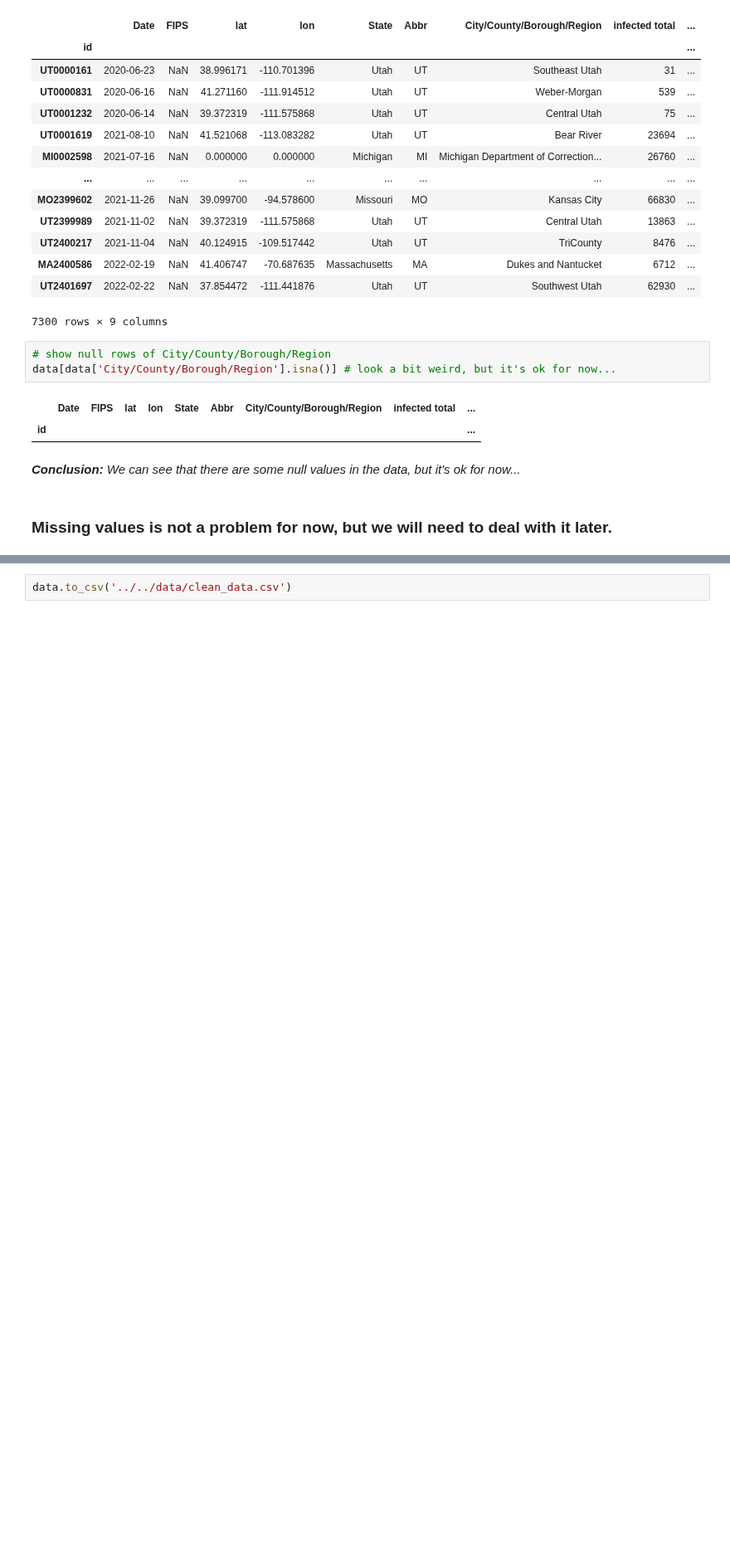
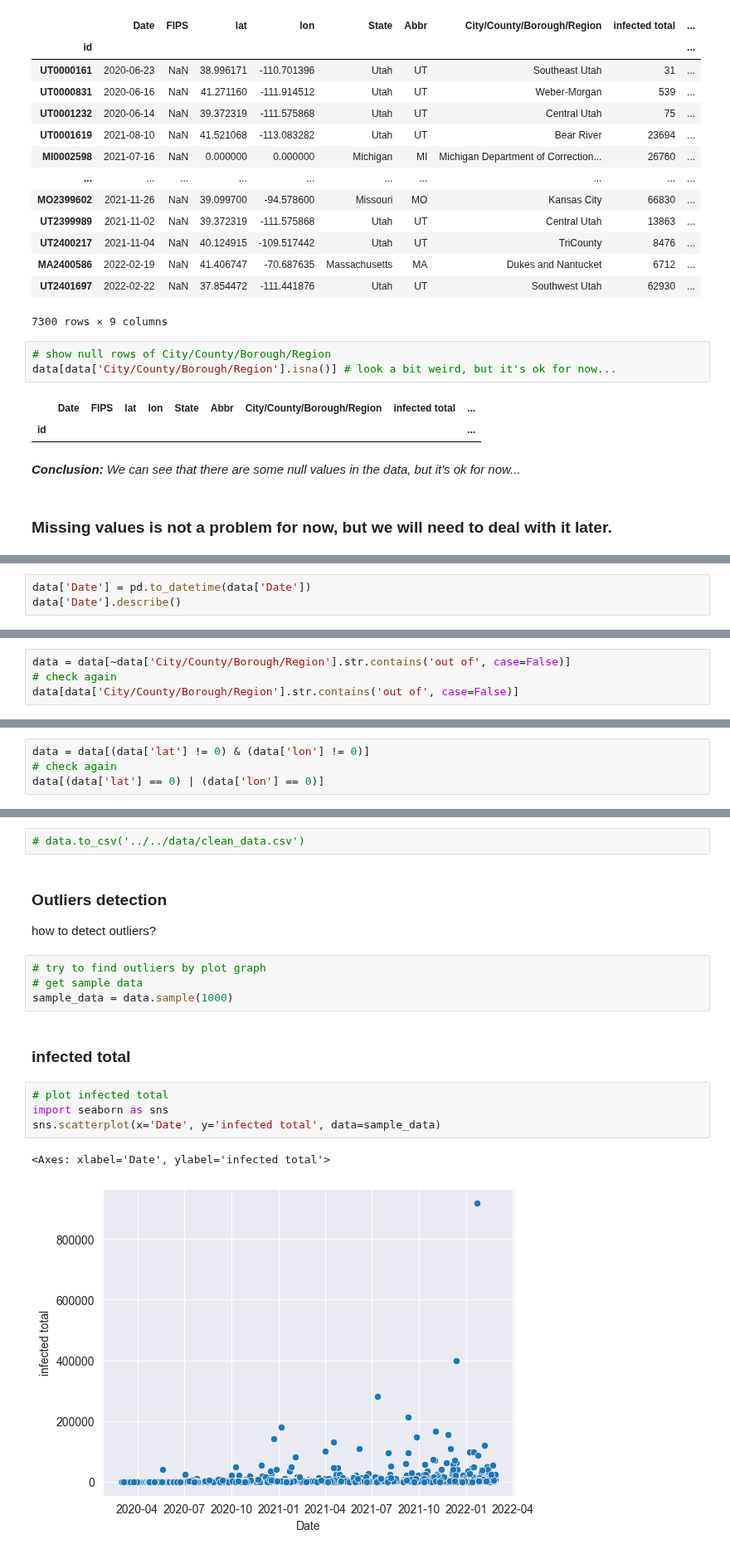
Before and after one commit to AppleBoiy/cs203-c19-analysis, a Jupyter notebook: code/B_preparation/missing_value.ipynb, the cells around one changed output, grey strips where cells are left out. Shown at 83% size. Cells and saved outputs as stored; diff of their text form; blank space fills up the shorter version.

Commit message:
outlier

```diff
--- a/code/B_preparation/missing_value.ipynb
+++ b/code/B_preparation/missing_value.ipynb
@@ -55,0 +58,3 @@ data[data['City/County/Borough/Region'].isna()] # look a bit weird, but it's ok
+# %%
+data['Date'] = pd.to_datetime(data['Date'])
+data['Date'].describe()
@@ -55,0 +92,4 @@ data[data['City/County/Borough/Region'].isna()] # look a bit weird, but it's ok
+# %%
+data = data[~data['City/County/Borough/Region'].str.contains('out of', case=False)]
+# check again
+data[data['City/County/Borough/Region'].str.contains('out of', case=False)]
@@ -55,0 +123,4 @@ data[data['City/County/Borough/Region'].isna()] # look a bit weird, but it's ok
+# %%
+data = data[(data['lat'] != 0) & (data['lon'] != 0)]
+# check again
+data[(data['lat'] == 0) | (data['lon'] == 0)]
@@ -56,2 +177,19 @@ data[data['City/County/Borough/Region'].isna()] # look a bit weird, but it's ok
 # %%
-data.to_csv('../../data/clean_data.csv')
+# data.to_csv('../../data/clean_data.csv')
+# %% [markdown]
+### Outliers detection
+
+how to detect outliers?
+# %%
+# try to find outliers by plot graph
+# get sample data
+sample_data = data.sample(1000)
+# %% [markdown]
+### infected total
+# %%
+# plot infected total
+import seaborn as sns
+sns.scatterplot(x='Date', y='infected total', data=sample_data)
+# %% [output]
+<Axes: xlabel='Date', ylabel='infected total'>
+[figure, added]
```
Also changed, not shown: parts of 25 cells of this notebook.
